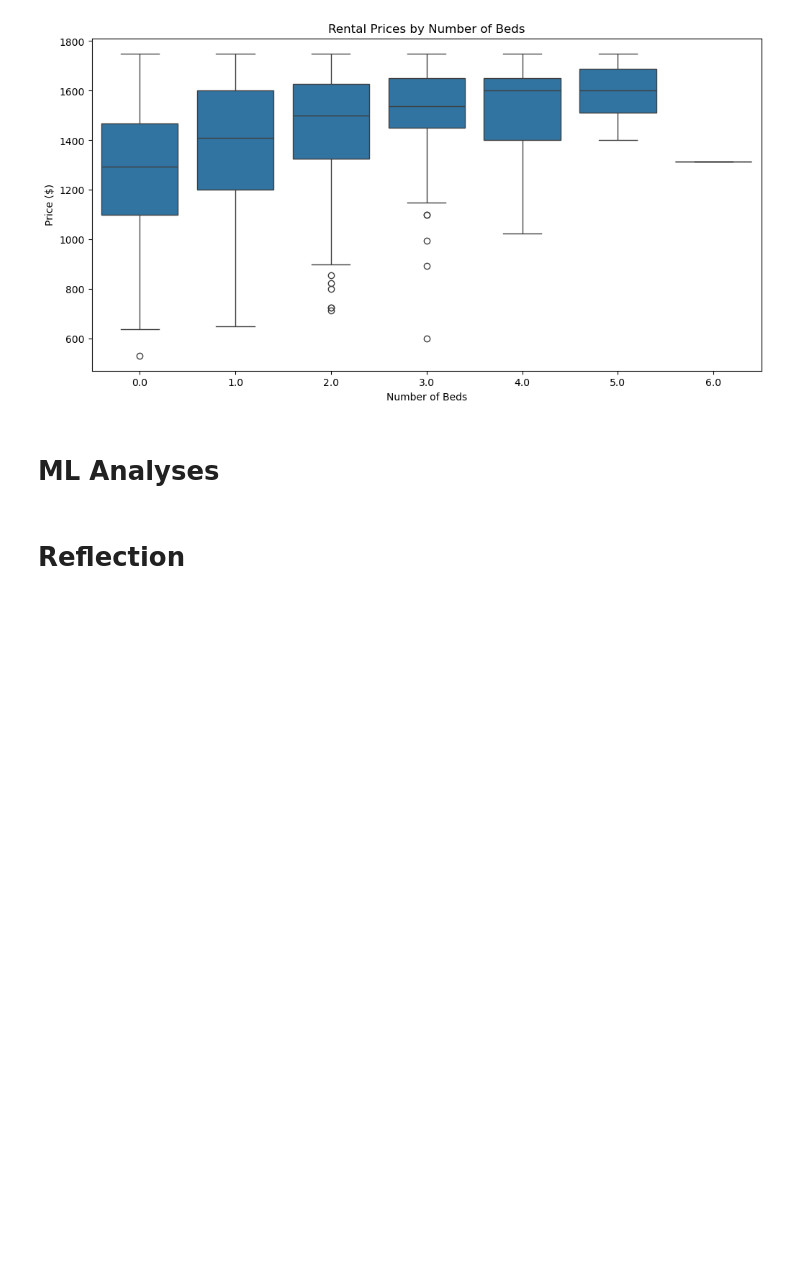
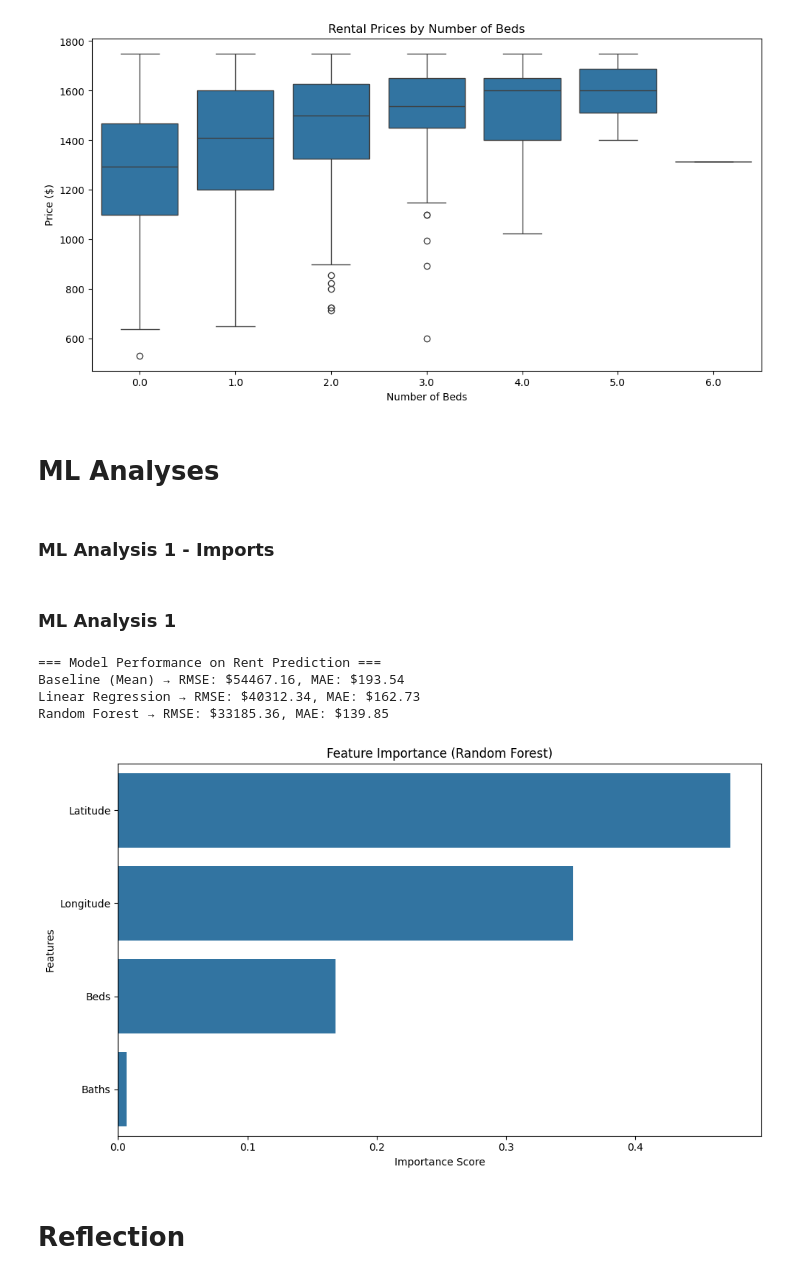
Before and after one commit to cmart71/Student_Housing_Matchmaker, a Jupyter notebook: Progress_Report.ipynb, the cells around one changed output. Drawn from its saved outputs; the diff is of its cells as text; code cells hidden in the pictures; blank space fills up the shorter version.

Commit message:
created ML Analysis 1

```diff
--- a/Progress_Report.ipynb
+++ b/Progress_Report.ipynb
@@ -237,3 +237,5 @@ plt.show()
 [figure]
 # %% [markdown]
 # ML Analyses
+# %% [markdown]
+### ML Analysis 1 - Imports
@@ -240,2 +250,66 @@ plt.show()
+# %% [markdown]
+### ML Analysis 1
+# %%
+df = chicago_rentals_df
+df['Beds'] = df['Beds'].astype(float)
+df['Baths'] = df['Baths'].astype(float)
+df = df[df['Price'].notnull() & (df['Price'] > 0)]
+
+
+df['Zip'] = df['Zip'].astype(str)
+df = pd.get_dummies(df, columns=['Zip'], drop_first=True)
+
+df = df.dropna()
+
+features = ['Beds', 'Baths', 'Latitude', 'Longitude']
+target = 'Price'
+
+X = df[features]
+y = df[target]
+
+X_train, X_test, y_train, y_test = train_test_split(X, y, test_size=0.2, random_state=42)
+
+# Model 1 : Baseline Model
+mean_price = y_train.mean()
+baseline_preds = [mean_price] * len(y_test)
+
+
+# Model 2: Linear Regression
+lr = LinearRegression()
+lr.fit(X_train, y_train)
+lr_preds = lr.predict(X_test)
+
+# Model 3: Random Forest
+rf = RandomForestRegressor(random_state=42)
+rf.fit(X_train, y_train)
+rf_preds = rf.predict(X_test)
+
+def evaluate_model(name, true, pred):
+    rmse = mean_squared_error(true, pred)
+    mae = mean_absolute_error(true, pred)
+    print(f"{name} → RMSE: ${rmse:.2f}, MAE: ${mae:.2f}")
+
+print("=== Model Performance on Rent Prediction ===")
+evaluate_model("Baseline (Mean)", y_test, baseline_preds)
+evaluate_model("Linear Regression", y_test, lr_preds)
+evaluate_model("Random Forest", y_test, rf_preds)
+
+
+importances = rf.feature_importances_
+top_features = pd.Series(importances, index=features).sort_values(ascending=False)
+
+plt.figure(figsize=(10, 6))
+sns.barplot(x=top_features.values, y=top_features.index)
+plt.title("Feature Importance (Random Forest)")
+plt.xlabel("Importance Score")
+plt.ylabel("Features")
+plt.tight_layout()
+plt.show()
+# %% [output]
+=== Model Performance on Rent Prediction ===
+Baseline (Mean) → RMSE: $54467.16, MAE: $193.54
+Linear Regression → RMSE: $40312.34, MAE: $162.73
+Random Forest → RMSE: $33185.36, MAE: $139.85
+[figure, added]
 # %% [markdown]
 # Reflection
```
Also changed, not shown: parts of 2 cells of this notebook.
